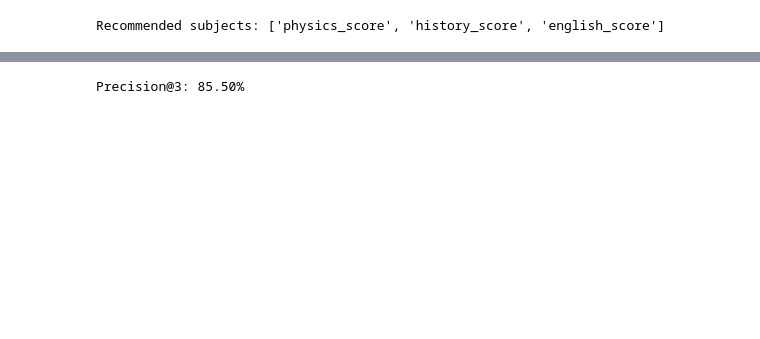
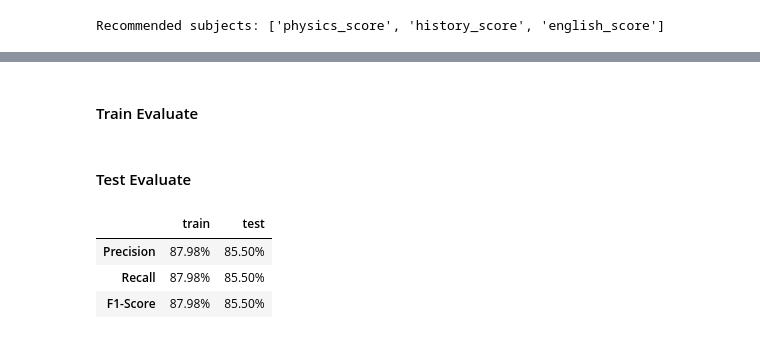
Before and after one commit to akhmad-ardi/Subject_Recommendation_System, a Jupyter notebook: Subject_Recommendation_System.ipynb, the cells around one changed output, grey strips where cells are left out. Saved outputs shown, nothing was run; the diff lists cells and outputs as text; code cells hidden in the pictures; blank space fills up the shorter version.

Commit message:
Add metrics for check accuracy

```diff
--- a/Subject_Recommendation_System.ipynb
+++ b/Subject_Recommendation_System.ipynb
@@ -259,0 +264,2 @@ Recommended subjects: ['physics_score', 'history_score', 'english_score']
+# %%
+df_accuracy = pd.DataFrame(columns=['train', 'test'], index=['Precision', 'Recall', 'F1-Score'])
@@ -259,0 +304,2 @@ Recommended subjects: ['physics_score', 'history_score', 'english_score']
+# %% [markdown]
+#### Train Evaluate
@@ -260,26 +326,29 @@ Recommended subjects: ['physics_score', 'history_score', 'english_score']
+# %% [markdown]
+#### Test Evaluate
 # %%
-def evaluate_precision_at_k(k=3):
-    precision_scores = []
-    for i in range(len(test)):
-        # Ambil nilai mata pelajaran dan aspirasi karir siswa ke-i
-        student_scores = test.iloc[i][subjects].values
-        career_aspiration = test.iloc[i]['career_aspiration']
+predictions = []
+ground_truth = []
 
-        # Dapatkan rekomendasi
-        recommended_subjects = recommend_subjects(student_scores, career_aspiration, top_n=k)
+for i in range(len(test)):
+  # Ambil nilai mata pelajaran dan aspirasi karir siswa ke-i
+  student_scores = test.iloc[i][subjects].values
+  career_aspiration = test.iloc[i]['career_aspiration']
 
-        # Ambil mata pelajaran dengan nilai tertinggi siswa (ground truth)
-        true_subjects = test.iloc[i][subjects].sort_values(ascending=False).index.tolist()[:k]
+  # Dapatkan rekomendasi
+  predictions.append(recommend_subjects(student_scores, career_aspiration, top_n=3))
 
-        # Hitung precision
-        overlap = len(set(true_subjects) & set(recommended_subjects))
-        precision = overlap / k
-        precision_scores.append(precision)
+  # Ambil mata pelajaran dengan nilai tertinggi siswa (ground truth)
+  ground_truth.append(test.iloc[i][subjects].sort_values(ascending=False).index.tolist()[:3])
 
-    return np.mean(precision_scores)
+precision, recall, f1_score = evaluate_recommendations(predictions, ground_truth)
 
-# Evaluasi dengan k=3
-mean_precision = evaluate_precision_at_k(k=3)
-print(f"Precision: {mean_precision * 100:.2f}%")
+df_accuracy.loc['Precision', 'test'] = f"{precision * 100:.2f}%"
+df_accuracy.loc['Recall', 'test'] = f"{recall * 100:.2f}%"
+df_accuracy.loc['F1-Score', 'test'] = f"{f1_score * 100:.2f}%"
-# %% [output]
-Precision@3: 85.50%
+# %%
+df_accuracy
+# %% [output]
+|  | train | test |
+| Precision | 87.98% | 85.50% |
+| Recall | 87.98% | 85.50% |
+| F1-Score | 87.98% | 85.50% |
```
Also changed, not shown: parts of 4 cells of this notebook.
